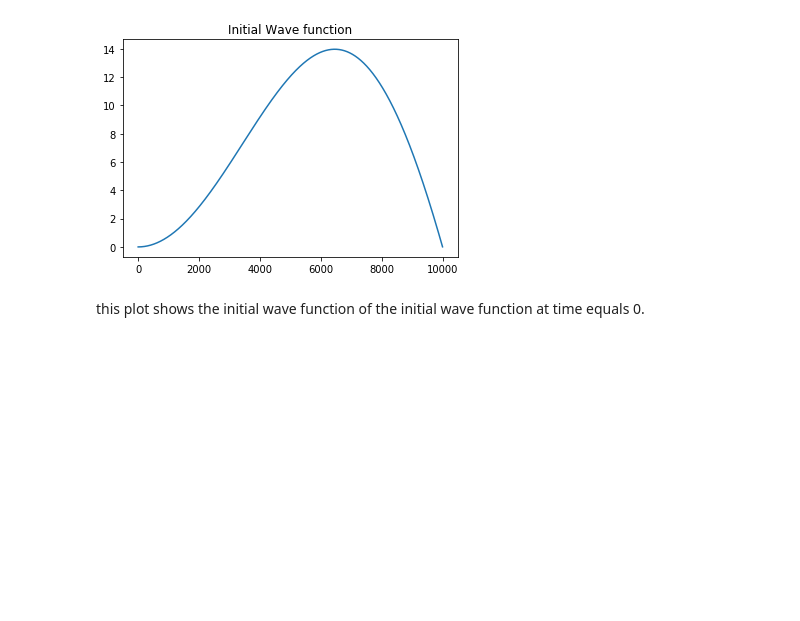
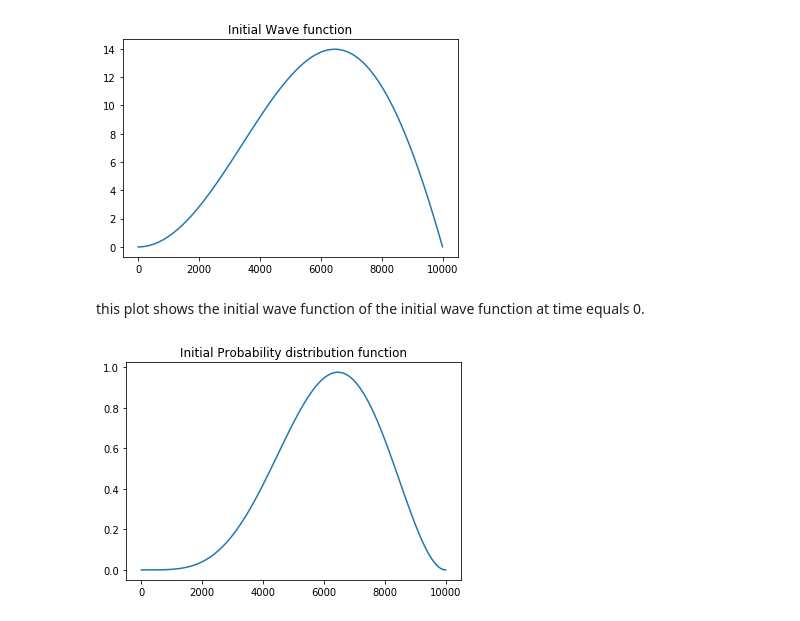
Before and after one commit to Cliftonz/Quantum-Visualizations, a Jupyter notebook: Project/ZQMProject.ipynb, the cells around one changed output. Saved outputs shown, nothing was run; the diff lists cells and outputs as text; code cells hidden in the pictures; blank space fills up the shorter version.

```diff
--- a/Project/ZQMProject.ipynb
+++ b/Project/ZQMProject.ipynb
@@ -31,3 +31,16 @@ plt.show()
 [figure]
 # %% [markdown]
 this plot shows the initial wave function of the initial wave function at time equals 0.
+# %%
+phixPD0 = []
+
+for x in np.arange(0, 1, .0001 ):
+    phixPD0.append((math.pow(A,2)*
+                   math.pow(x,2) *
+                   math.pow(math.sin((math.pi * x) /a),2))/200)
+
+plt.plot(phixPD0)
+plt.title("Initial Probability distribution function")
+plt.show()
+# %% [output]
+[figure, added]
```
Also changed, not shown: parts of 10 cells of this notebook, 2 other files.
